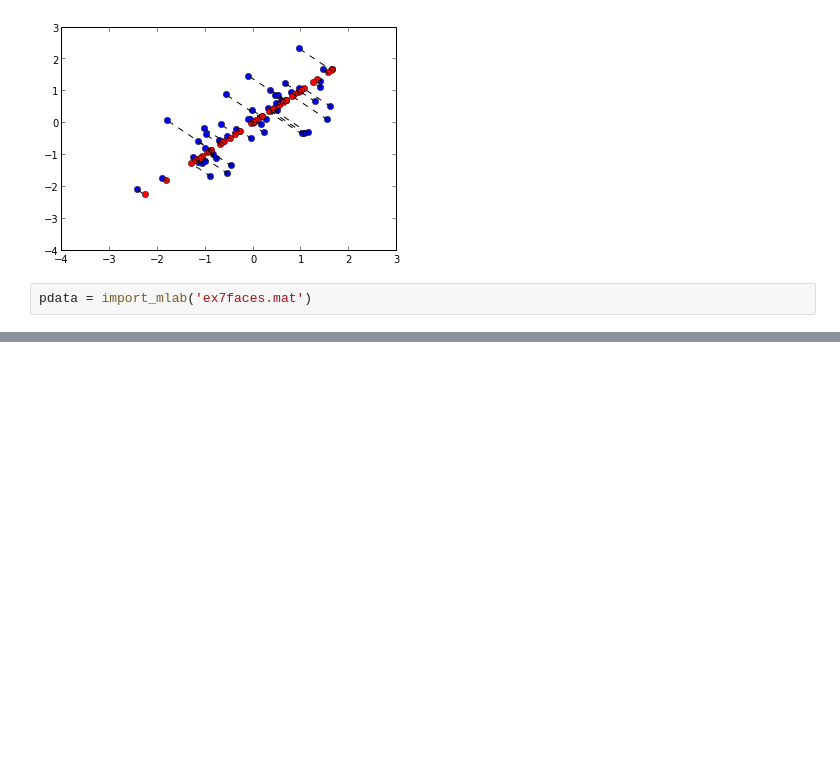
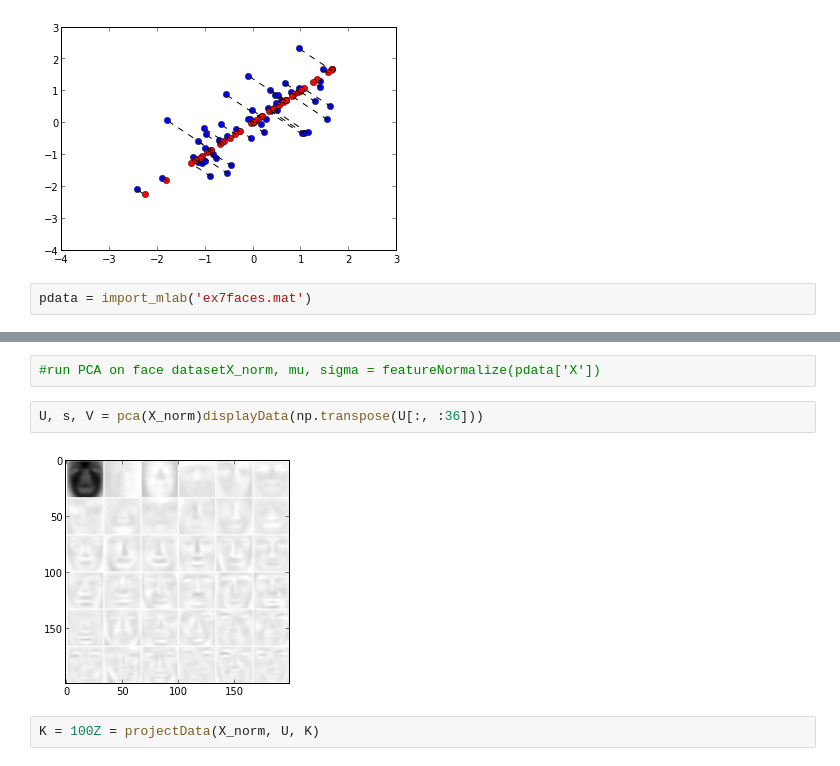
Before and after one commit to rgangopadhya/ML-Python-Ex7, a Jupyter notebook: ex7_pca.ipynb, the cells around one changed output, grey strips where cells are left out. Drawn from its saved outputs; the diff is of its cells as text; blank space fills up the shorter version.

```diff
--- a/ex7_pca.ipynb
+++ b/ex7_pca.ipynb
@@ -70,0 +71,8 @@ displayData(pdata['X'][:100, :])
+# %%
+#run PCA on face datasetX_norm, mu, sigma = featureNormalize(pdata['X'])
+# %%
+U, s, V = pca(X_norm)displayData(np.transpose(U[:, :36]))
+# %% [output]
+[figure, added]
+# %%
+K = 100Z = projectData(X_norm, U, K)
```
Also changed, not shown: parts of 4 cells of this notebook, 1 other file.
